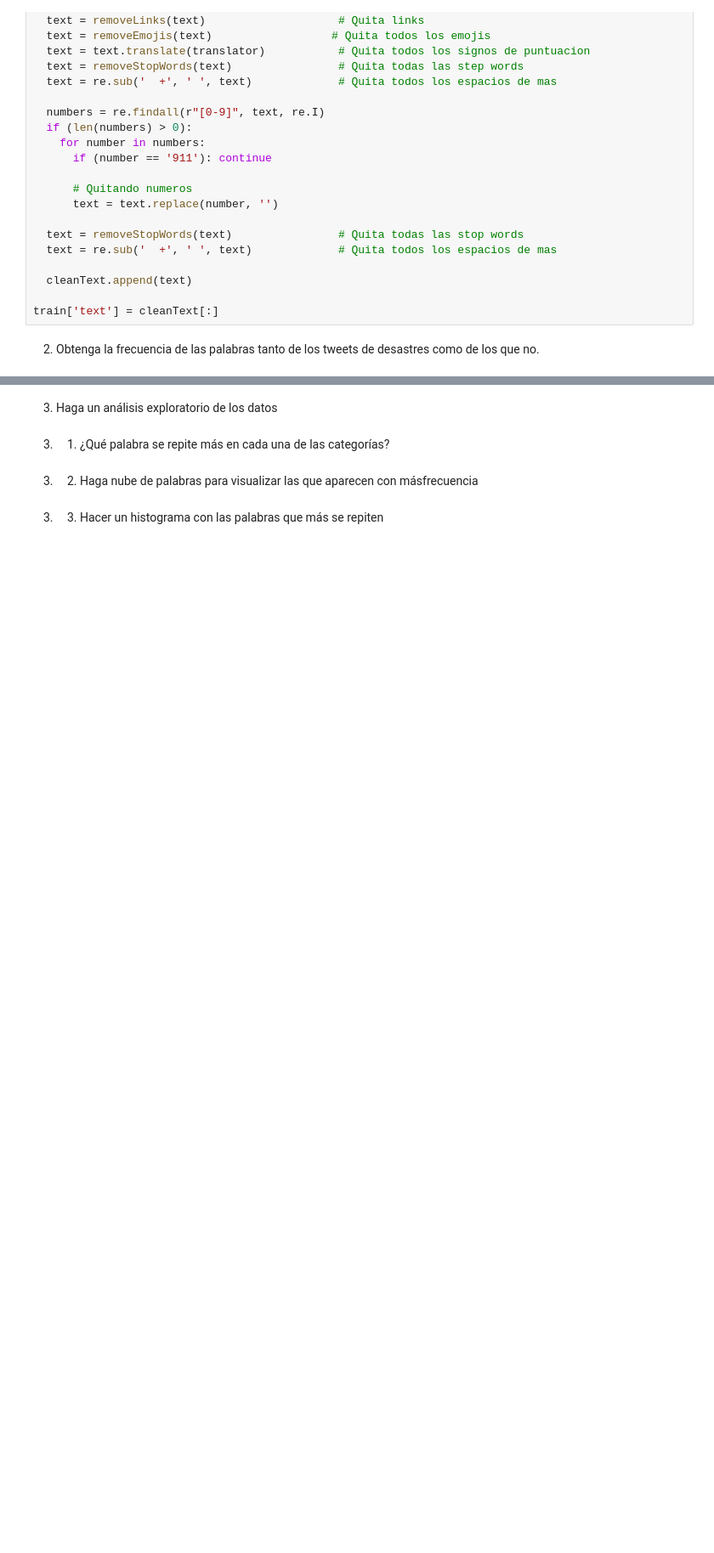
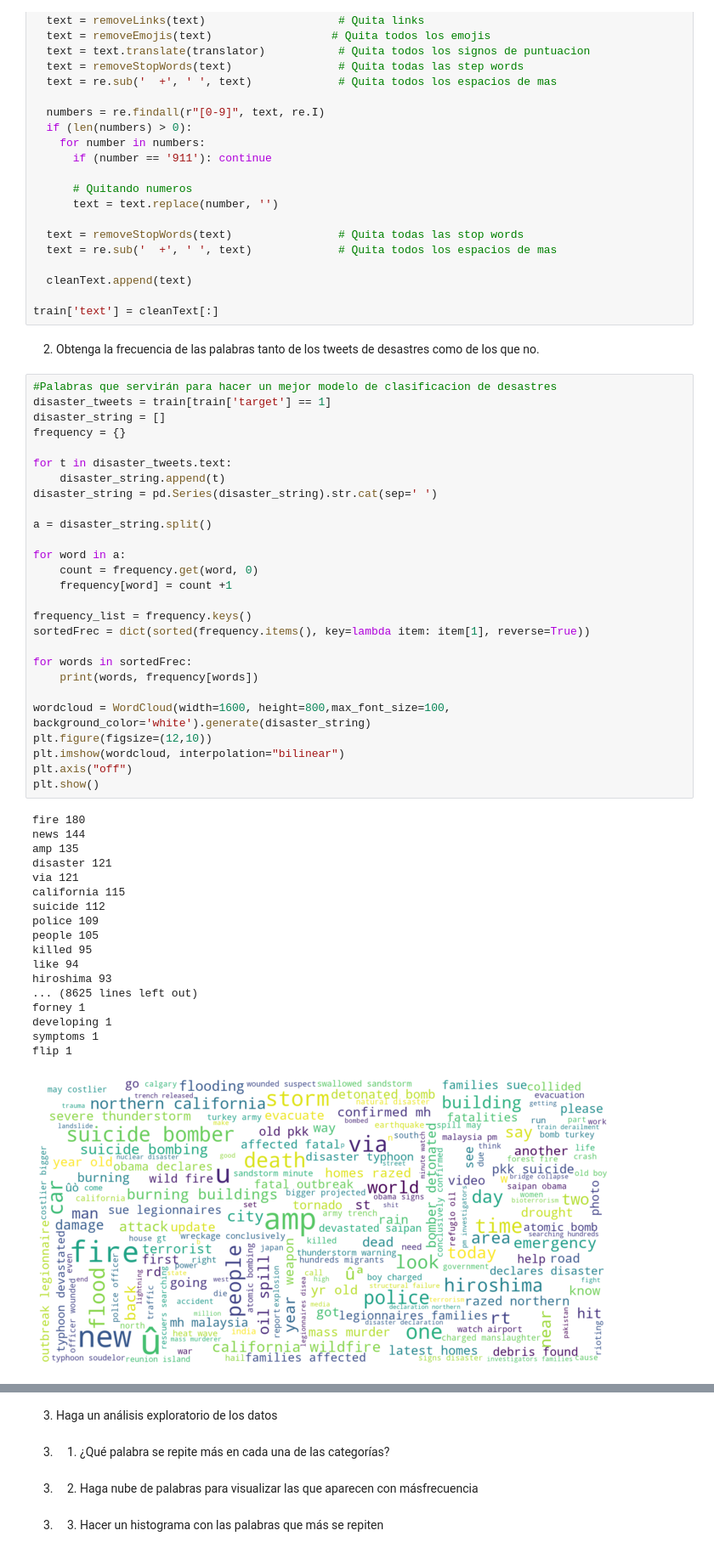
Before and after one commit to lauratamath/HDT5_Data, a Jupyter notebook: HDT5.ipynb, the cells around one changed output, grey strips where cells are left out. Shown at 85% size. Saved outputs shown, nothing was run; the diff lists cells and outputs as text; blank space fills up the shorter version.

Commit message:
Words that will serve to make a better classification model

```diff
--- a/HDT5.ipynb
+++ b/HDT5.ipynb
@@ -348,3 +348,49 @@ train['text'] = cleanText[:]
 # %% [markdown]
 2. Obtenga la frecuencia de las palabras tanto de los tweets de desastres como de los
 que   no.
+# %%
+#Palabras que servirán para hacer un mejor modelo de clasificacion de desastres
+disaster_tweets = train[train['target'] == 1]
+disaster_string = []
+frequency = {}
+
+for t in disaster_tweets.text:
+    disaster_string.append(t)
+disaster_string = pd.Series(disaster_string).str.cat(sep=' ')
+
+a = disaster_string.split()
+
+for word in a:
+    count = frequency.get(word, 0)
+    frequency[word] = count +1
+
+frequency_list = frequency.keys()
+sortedFrec = dict(sorted(frequency.items(), key=lambda item: item[1], reverse=True))
+
+for words in sortedFrec:
+    print(words, frequency[words])
+
+wordcloud = WordCloud(width=1600, height=800,max_font_size=100, background_color='white').generate(disaster_string)
+plt.figure(figsize=(12,10))
+plt.imshow(wordcloud, interpolation="bilinear")
+plt.axis("off")
+plt.show()
+# %% [output]
+fire 180
+news 144
+amp 135
+disaster 121
+via 121
+california 115
+suicide 112
+police 109
+people 105
+killed 95
+like 94
+hiroshima 93
+... (8625 lines left out)
+forney 1
+developing 1
+symptoms 1
+flip 1
+[figure, added]
```
Also changed, not shown: parts of 1 cell of this notebook.
